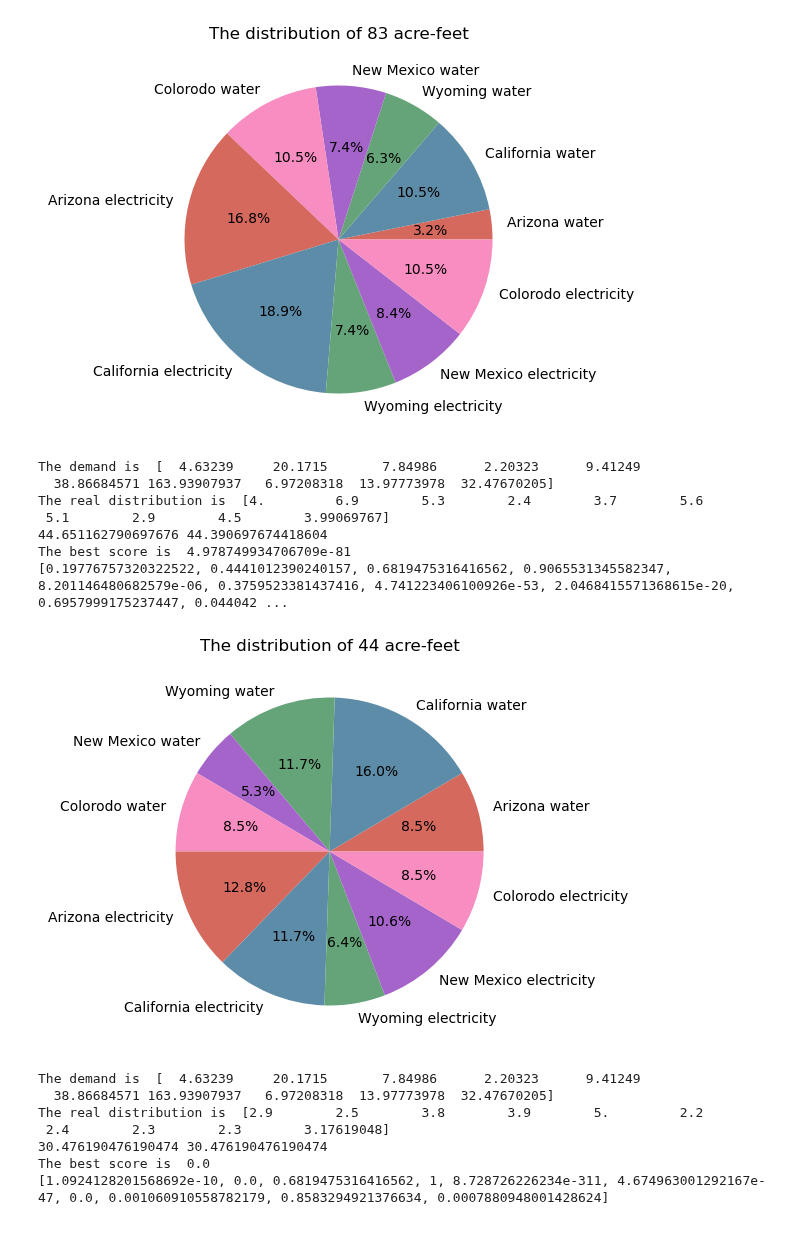
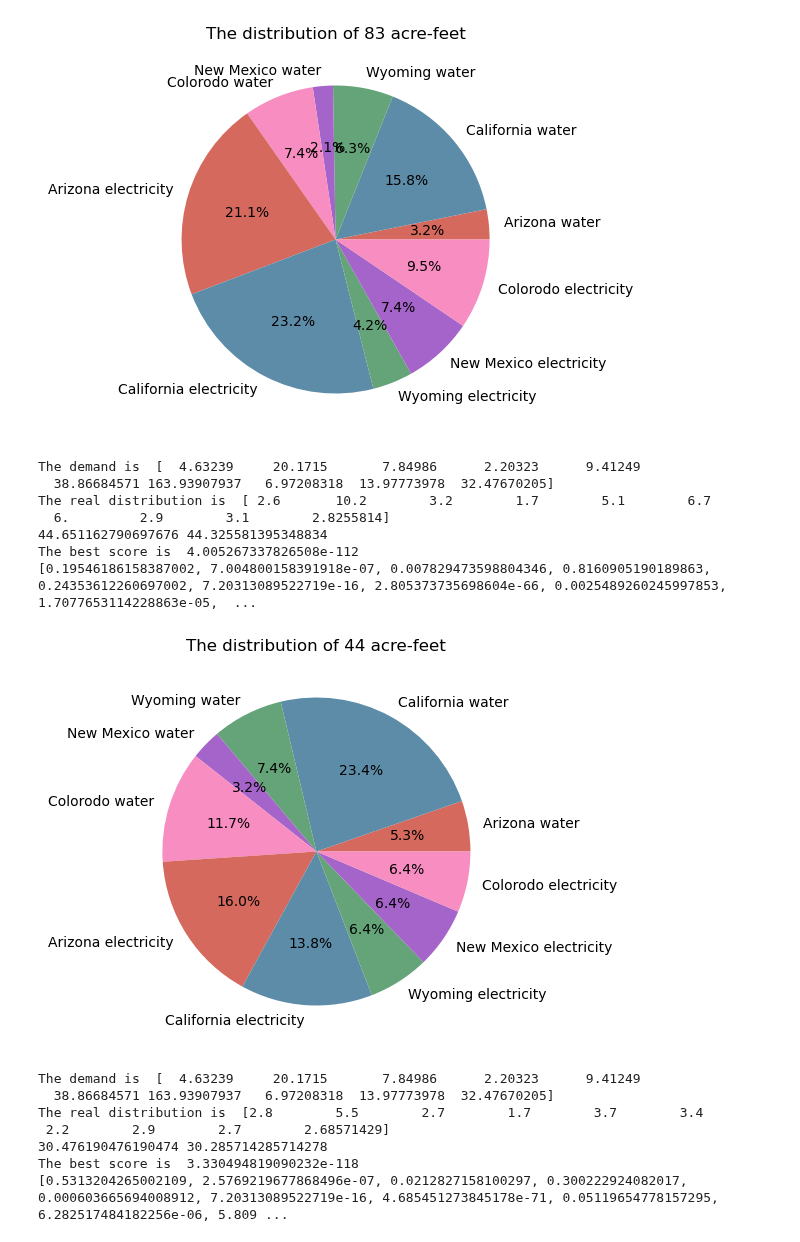
Before and after one commit to SILENT-GUO/MCM_works, a Jupyter notebook: 2022TaskB/Problem_2_3.ipynb, the cells around one changed output. Saved outputs shown, nothing was run; the diff lists cells and outputs as text; code cells hidden in the pictures.

```diff
--- a/2022TaskB/Problem_2_3.ipynb
+++ b/2022TaskB/Problem_2_3.ipynb
@@ -8,13 +8,6 @@ import random
 import copy
 import math
 # %%
-# 现在要对5个州做一个总的用水用电的水分配方案（分别给多少水，给多少电 -> 存多少水）
-# a = 5个州的分别的总用水需求，b = 5个州分别的用电需求 -> 转化为5个州的存水需求 w
-# 求最优的a、w，再计算得到最优的a、b
-# 最优的评判：满足总和小于等于 M_v + P_v 的前提下，得分score()最高
-# A = 5州分别实际总用水， B = 5州分别实际总用电
-# fitting curve for all: y = 1.1370 lnx + -4.4675
-
 m=10
 
 M_v = 3000.976144195105 - -940.9125903639906
@@ -39,9 +32,9 @@ def get_a_prime(A, B):
 def genetic_algorithm(a_prime, m, N):
     global bitlength, A, B, N_GENERATIONS
     def score(ai, a_primei, m):
-        value = (m / a_primei - m / ai)**3
+        value = (ai-a_primei)
         if value > 0:
-            return 1
+            return np.log(value+1)+1
         else:
             return np.exp(value)
 
@@ -190,16 +183,16 @@ The best score is  0.01561390637315303
-[figure, old version]
+[figure, new version]
 The demand is  [  4.63239     20.1715       7.84986      2.20323      9.41249
   38.86684571 163.93907937   6.97208318  13.97773978  32.47670205]
-The real distribution is  [4.         6.9        5.3        2.4        3.7        5.6
- 5.1        2.9        4.5        3.99069767]
-44.651162790697676 44.390697674418604
-The best score is  4.978749934706709e-81
-[0.19776757320322522, 0.4441012390240157, 0.6819475316416562, 0.9065531345582347, 8.201146480682579e-06, 0.3759523381437416, 4.741223406100926e-53, 2.0468415571368615e-20, 0.6957999175237447, 0.044042 ...
+The real distribution is  [ 2.6       10.2        3.2        1.7        5.1        6.7
+  6.         2.9        3.1        2.8255814]
+44.651162790697676 44.325581395348834
+The best score is  4.005267337826508e-112
+[0.19546186158387002, 7.004800158391918e-07, 0.007829473598804346, 0.8160905190189863, 0.24353612260697002, 7.20313089522719e-16, 2.805373735698604e-66, 0.0025489260245997853, 1.7077653114228863e-05,  ...
-[figure, old version]
+[figure, new version]
 The demand is  [  4.63239     20.1715       7.84986      2.20323      9.41249
   38.86684571 163.93907937   6.97208318  13.97773978  32.47670205]
-The real distribution is  [2.9        2.5        3.8        3.9        5.         2.2
- 2.4        2.3        2.3        3.17619048]
-30.476190476190474 30.476190476190474
-The best score is  0.0
-[1.0924128201568692e-10, 0.0, 0.6819475316416562, 1, 8.728726226234e-311, 4.674963001292167e-47, 0.0, 0.001060910558782179, 0.8583294921376634, 0.0007880948001428624]
+The real distribution is  [2.8        5.5        2.7        1.7        3.7        3.4
+ 2.2        2.9        2.7        2.68571429]
+30.476190476190474 30.285714285714278
+The best score is  3.330494819090232e-118
+[0.5313204265002109, 2.5769219677868496e-07, 0.0212827158100297, 0.300222924082017, 0.000603665694008912, 7.20313089522719e-16, 4.685451273845178e-71, 0.05119654778157295, 6.282517484182256e-06, 5.809 ...
```
Also changed, not shown: parts of 1 cell of this notebook.
